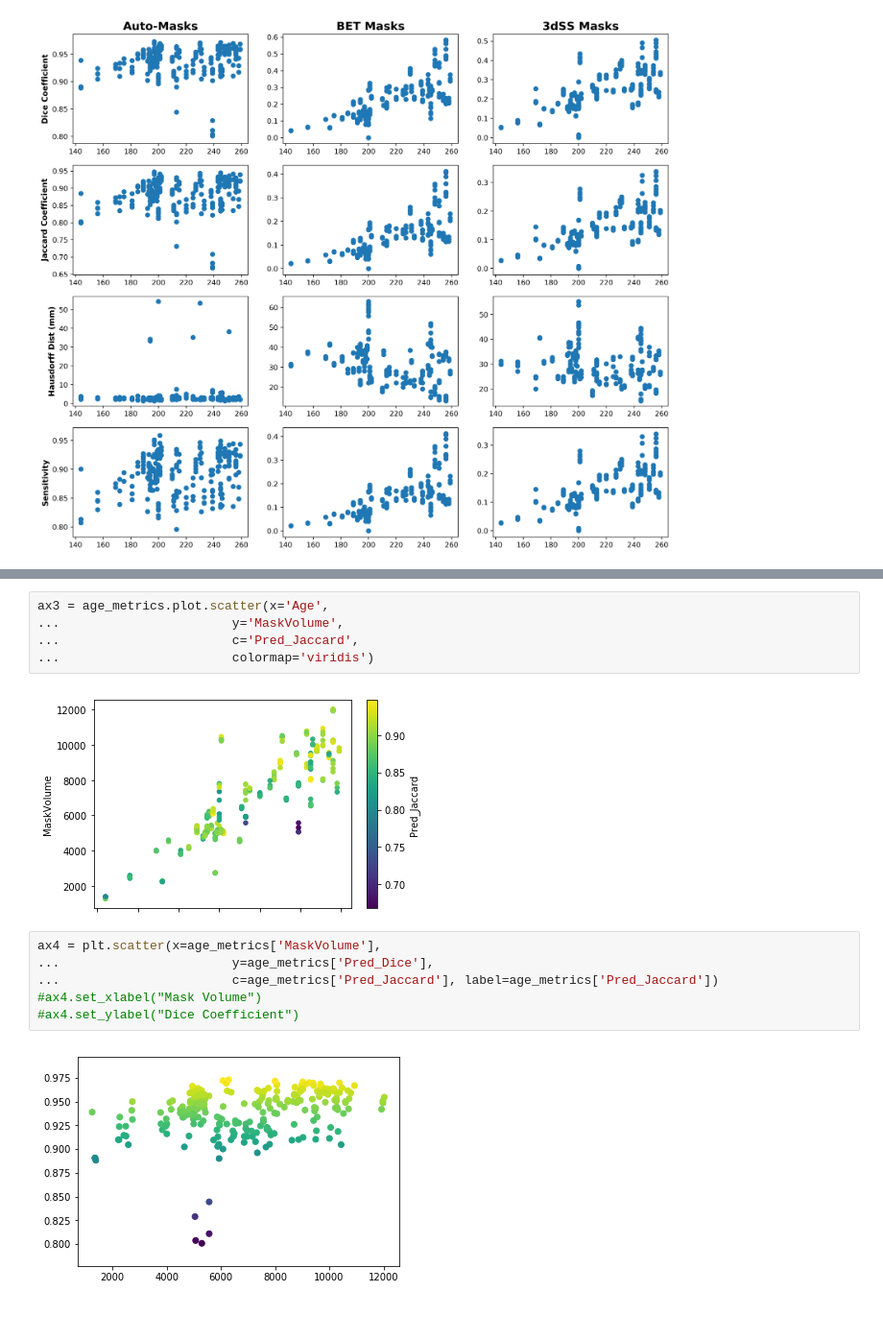
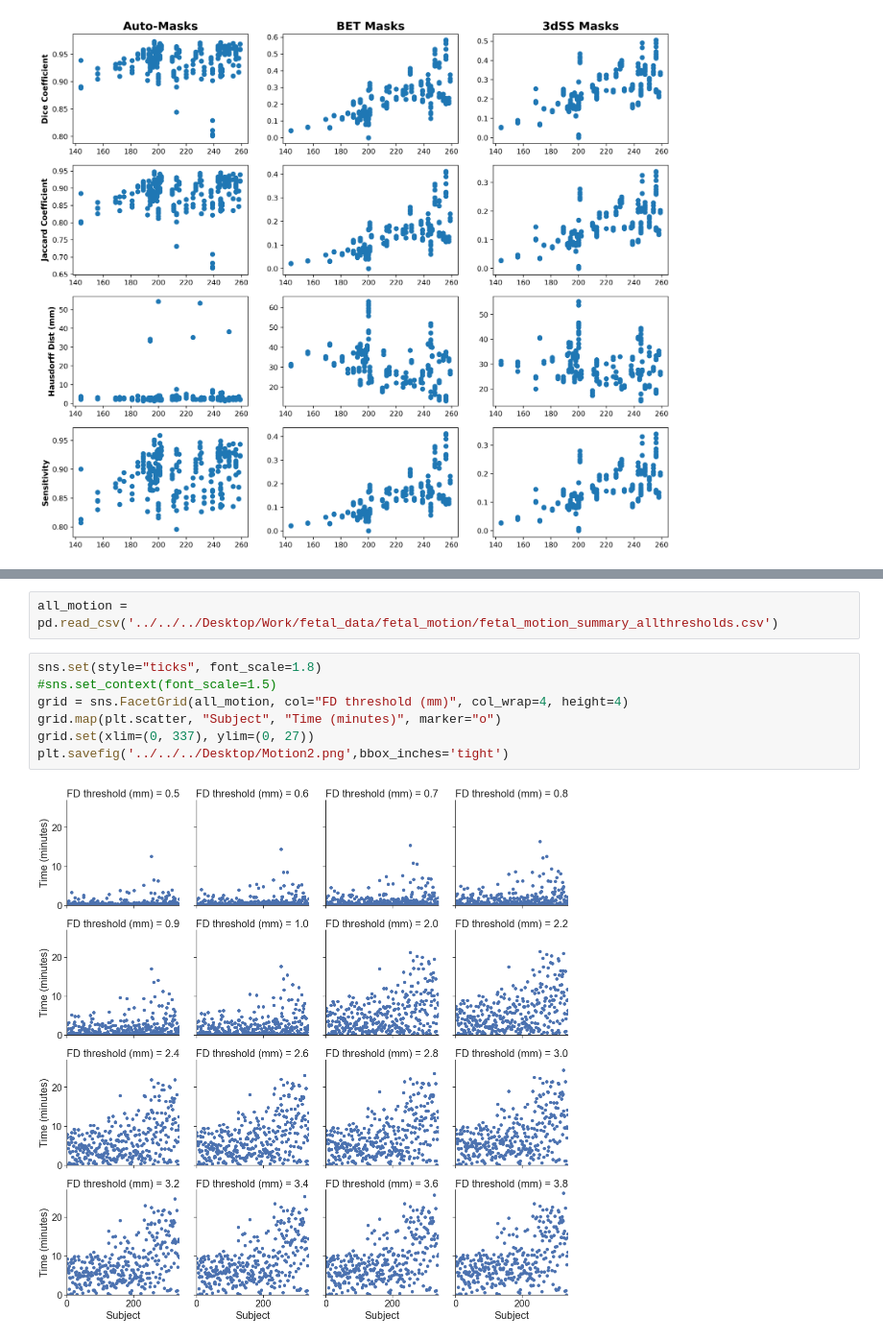
Before and after one commit to saigerutherford/fetal-code, a Jupyter notebook: figures/MedPy_Metrics.ipynb, the cells around one changed output, grey strips where cells are left out. Shown at 96% size. Saved outputs shown, nothing was run; the diff lists cells and outputs as text.

```diff
--- a/figures/MedPy_Metrics.ipynb
+++ b/figures/MedPy_Metrics.ipynb
@@ -456,15 +441,11 @@ ax2 = age_metrics.plot.scatter(x='Age',
-# %%
-ax3 = age_metrics.plot.scatter(x='Age',
-...                       y='MaskVolume',
-...                       c='Pred_Jaccard',
-...                       colormap='viridis')
-# %% [output]
-[figure, removed]
-# %%
-ax4 = plt.scatter(x=age_metrics['MaskVolume'],
-...                       y=age_metrics['Pred_Dice'],
-...                       c=age_metrics['Pred_Jaccard'], label=age_metrics['Pred_Jaccard'])
-#ax4.set_xlabel("Mask Volume")
-#ax4.set_ylabel("Dice Coefficient")
-# %% [output]
-[figure, removed]
+# %%
+all_motion = pd.read_csv('../../../Desktop/Work/fetal_data/fetal_motion/fetal_motion_summary_allthresholds.csv')
+# %%
+sns.set(style="ticks", font_scale=1.8)
+#sns.set_context(font_scale=1.5)
+grid = sns.FacetGrid(all_motion, col="FD threshold (mm)", col_wrap=4, height=4)
+grid.map(plt.scatter, "Subject", "Time (minutes)", marker="o")
+grid.set(xlim=(0, 337), ylim=(0, 27))
+plt.savefig('../../../Desktop/Motion2.png',bbox_inches='tight')
+# %% [output]
+[figure, added]
```
Also changed, not shown: parts of 13 cells of this notebook, 2 other files.
